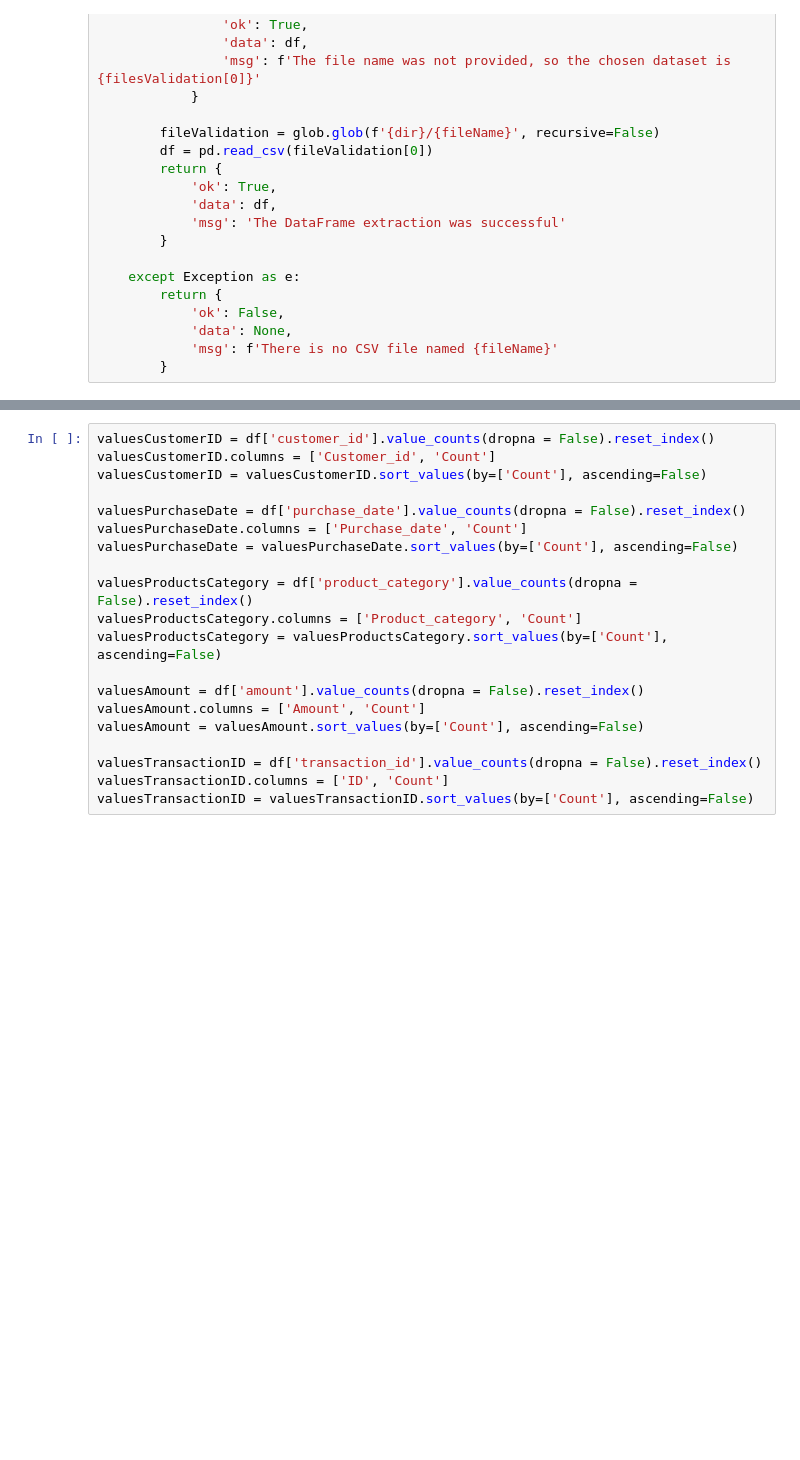
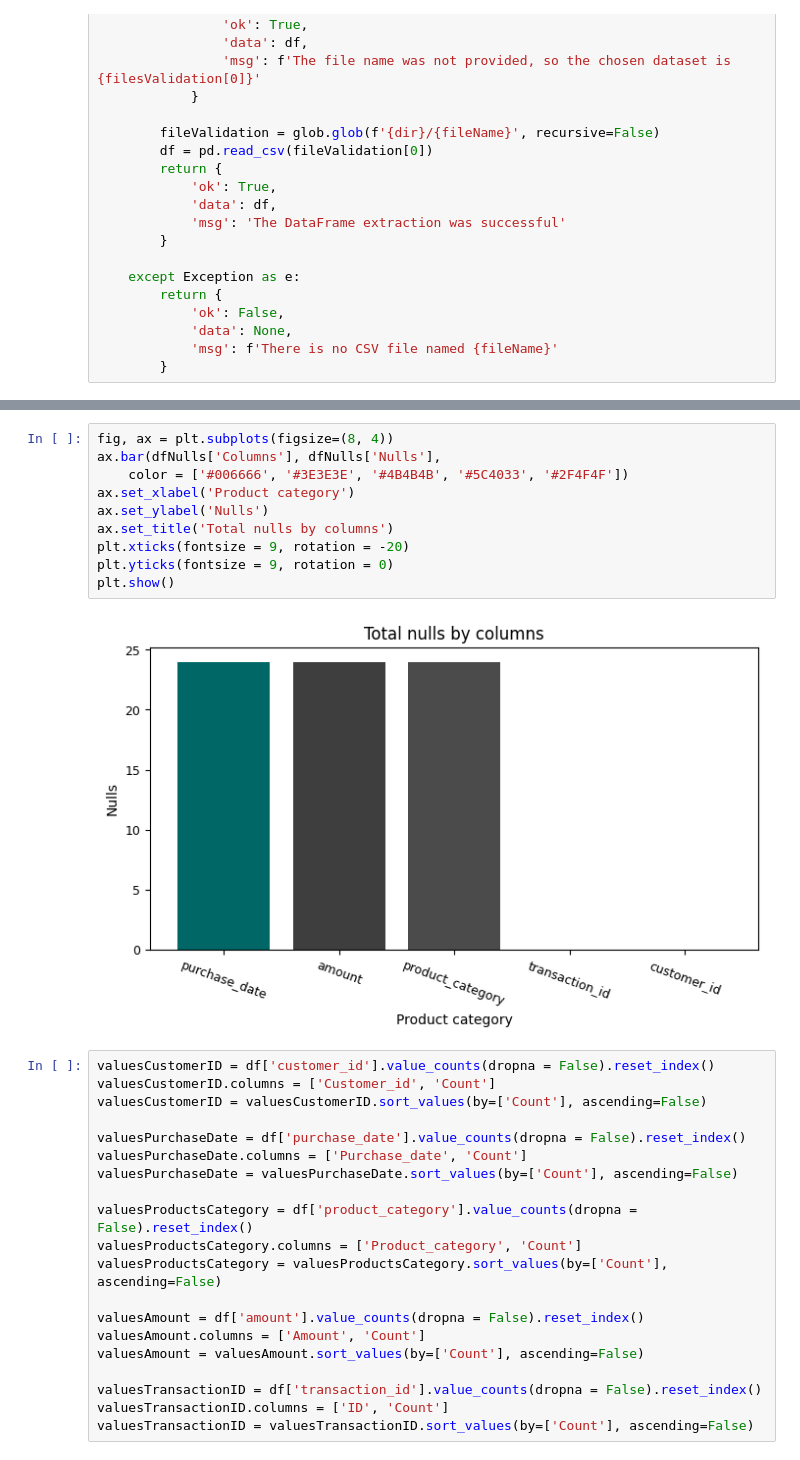
Before and after one commit to 317745/ETL_LAB-6, a Jupyter notebook: EDA.ipynb, the cells around one changed output, grey strips where cells are left out. Drawn from its saved outputs; the diff is of its cells as text; blank space fills up the shorter version.

```diff
--- a/EDA.ipynb
+++ b/EDA.ipynb
@@ -98,3 +127,15 @@ plt.show()
+# %%
+fig, ax = plt.subplots(figsize=(8, 4))
+ax.bar(dfNulls['Columns'], dfNulls['Nulls'],
+    color = ['#006666', '#3E3E3E', '#4B4B4B', '#5C4033', '#2F4F4F'])
+ax.set_xlabel('Product category')
+ax.set_ylabel('Nulls')
+ax.set_title('Total nulls by columns')
+plt.xticks(fontsize = 9, rotation = -20)
+plt.yticks(fontsize = 9, rotation = 0)
+plt.show()
+# %% [output]
+[figure, added]
 # %%
 valuesCustomerID = df['customer_id'].value_counts(dropna = False).reset_index()
 valuesCustomerID.columns = ['Customer_id', 'Count']
```
Also changed, not shown: parts of 10 cells of this notebook, 6 other files.
